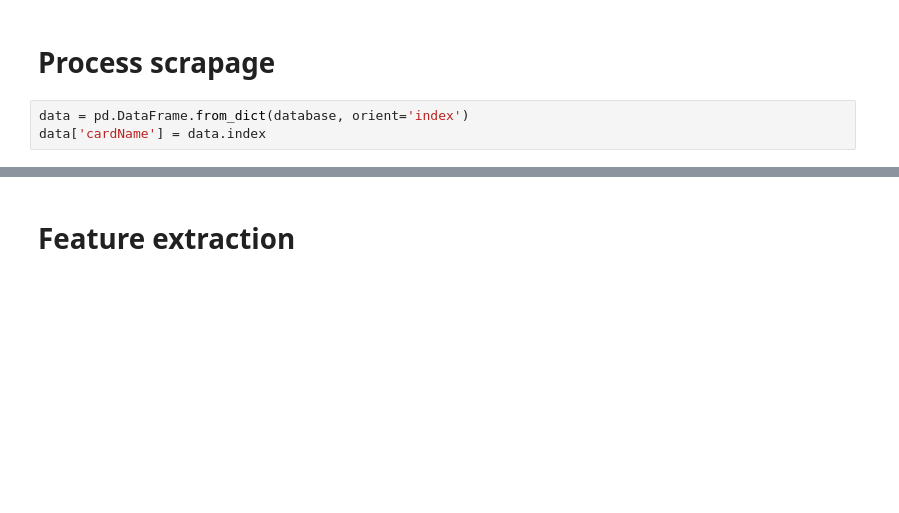
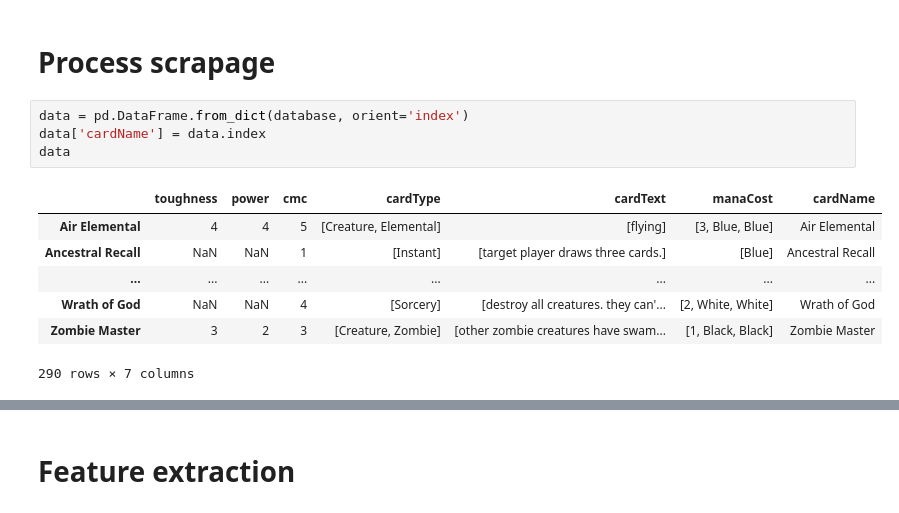
Before and after one commit to nhuber/magickmeans, a Jupyter notebook: MagicKMeans.ipynb, the cells around one changed output, grey strips where cells are left out. Saved outputs shown, nothing was run; the diff lists cells and outputs as text; blank space fills up the shorter version.

```diff
--- a/MagicKMeans.ipynb
+++ b/MagicKMeans.ipynb
@@ -136,6 +154,15 @@ ValueError: invalid literal for float(): 7-*
 # %%
 data = pd.DataFrame.from_dict(database, orient='index')
 data['cardName'] = data.index
+data
+# %% [output]
+|  | toughness | power | cmc | cardType | cardText | manaCost | cardName |
+| Air Elemental | 4 | 4 | 5 | [Creature, Elemental] | [flying] | [3, Blue, Blue] | Air Elemental |
+| Ancestral Recall | NaN | NaN | 1 | [Instant] | [target player draws three cards.] | [Blue] | Ancestral Recall |
+| ... | ... | ... | ... | ... | ... | ... | ... |
+| Wrath of God | NaN | NaN | 4 | [Sorcery] | [destroy all creatures. they can'... | [2, White, White] | Wrath of God |
+| Zombie Master | 3 | 2 | 3 | [Creature, Zombie] | [other zombie creatures have swam... | [1, Black, Black] | Zombie Master |
+290 rows × 7 columns
 # %%
 # derive mana features
 
```
Also changed, not shown: parts of 16 cells of this notebook, 3 other files.
